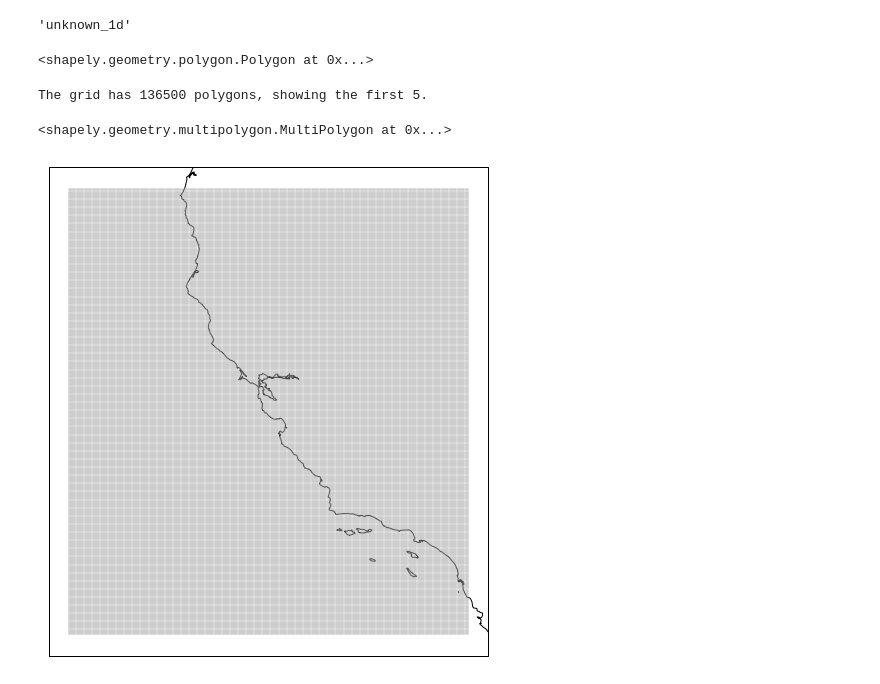
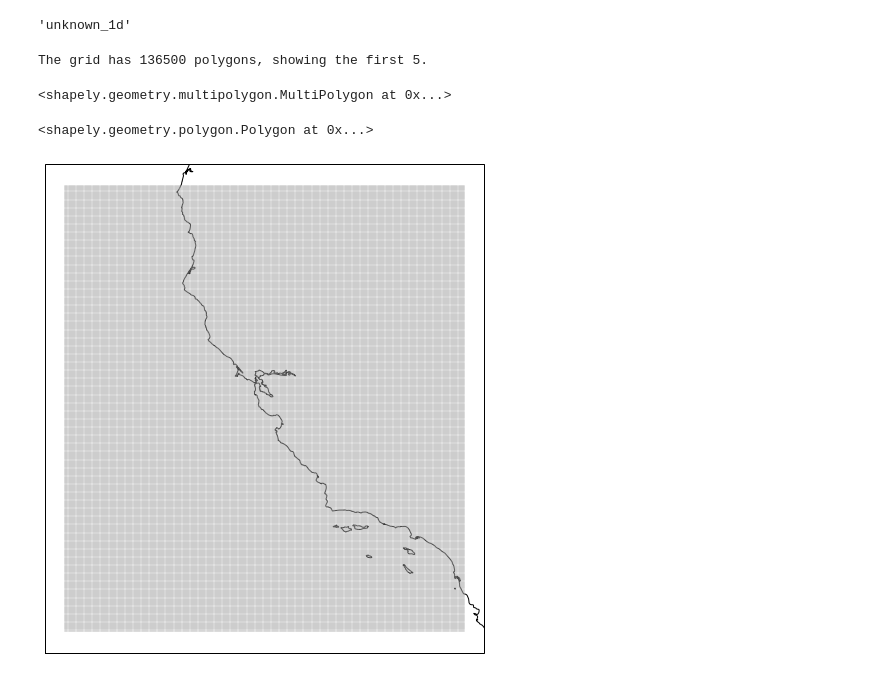
Before and after one commit to pyoceans/gridgeo, a Jupyter notebook: notebooks/unknown_1d.ipynb, the cells around one changed output. Cells and saved outputs as stored; diff of their text form; code cells hidden in the pictures.

```diff
--- a/notebooks/unknown_1d.ipynb
+++ b/notebooks/unknown_1d.ipynb
@@ -8,48 +8,49 @@ gridgeo.__version__
 # %%
-url = 'http://thredds.cencoos.org/thredds/dodsC/CA_DAS.nc'
+url = 'http://thredds.cencoos.org/thredds/dodsC/CENCOOS_CA_ROMS_FCST.nc'
 
 grid = gridgeo.GridGeo(
     url,
-    standard_name='sea_water_temperature'
+    standard_name='sea_water_potential_temperature'
 )
 # %%
 grid.mesh
 # %% [output]
 'unknown_1d'
+# %%
+print(f'The grid has {len(grid.polygons)} polygons, showing the first 5.')
+
+grid.geometry[:5]
+# %% [output]
+The grid has 136500 polygons, showing the first 5.
+<shapely.geometry.multipolygon.MultiPolygon at 0x...>
 # %%
 grid.outline
 # %% [output]
 <shapely.geometry.polygon.Polygon at 0x...>
-# %%
-print(f'The grid has {len(grid.polygons)} polygons, showing the first 5.')
-
-grid.geometry[:5]
-# %% [output]
-The grid has 136500 polygons, showing the first 5.
-<shapely.geometry.multipolygon.MultiPolygon at 0x...>
 # %%
 %matplotlib inline
 import cartopy.crs as ccrs
 import matplotlib.pyplot as plt
 import numpy as np
 
 
 fig, ax = plt.subplots(
     figsize=(9, 9),
     subplot_kw={'projection': ccrs.PlateCarree()}
 )
 
 x, y = np.meshgrid(grid.x, grid.y)
 
 ax.plot(
     x, y, 'darkgray',
     x.T, y.T, 'darkgray',
     alpha=0.25,
-)
+    transform=ccrs.PlateCarree(central_longitude=0)
+);
 
 ax.coastlines(resolution='10m');
 # %% [output]
-[figure, old version]
+[figure, new version]
 # %%
 import folium
 
```
Also changed, not shown: parts of 1 cell of this notebook, 4 other files.
